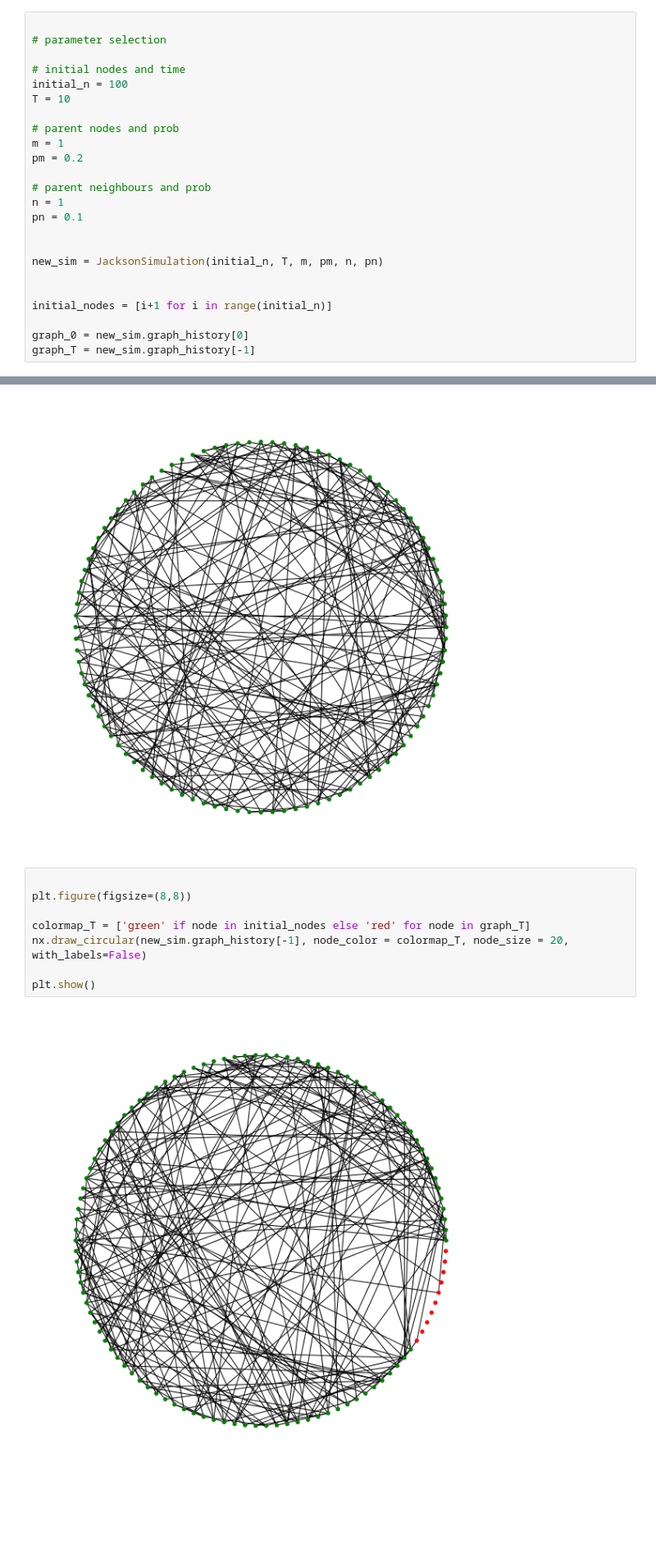
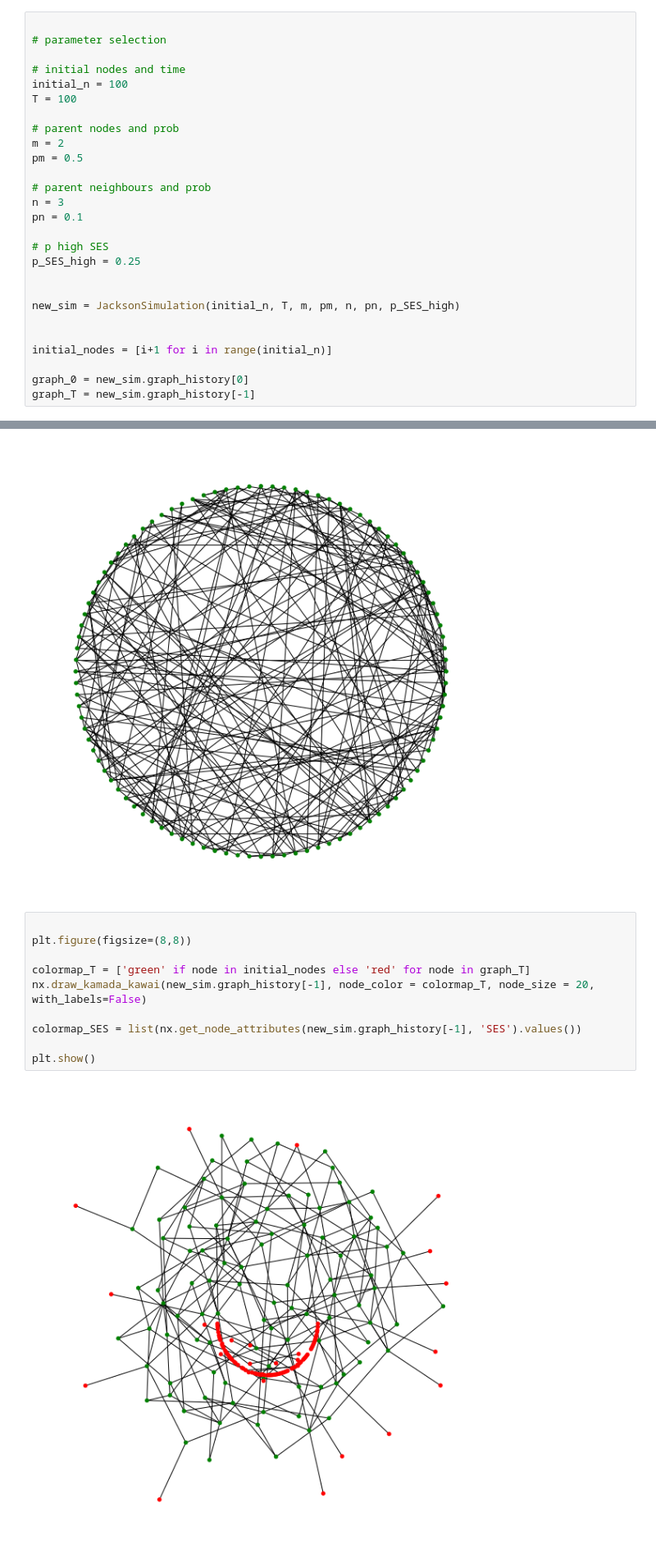
Before and after one commit to RassssD/Diss-model, a Jupyter notebook: Diss_model.ipynb, the cells around one changed output, grey strips where cells are left out. Shown at 82% size. Drawn from its saved outputs; the diff is of its cells as text; blank space fills up the shorter version.

```diff
--- a/Diss_model.ipynb
+++ b/Diss_model.ipynb
@@ -26,18 +26,21 @@ Nicer version
 
 # initial nodes and time
 initial_n = 100
-T = 10
+T = 100
 
 # parent nodes and prob
-m = 1
-pm = 0.2
+m = 2
+pm = 0.5
 
 # parent neighbours and prob
-n = 1
+n = 3
 pn = 0.1
 
+# p high SES
+p_SES_high = 0.25
 
-new_sim = JacksonSimulation(initial_n, T, m, pm, n, pn)
+
+new_sim = JacksonSimulation(initial_n, T, m, pm, n, pn, p_SES_high)
 
 
 initial_nodes = [i+1 for i in range(initial_n)]
@@ -57,10 +60,12 @@ plt.show()
 # %%
 
 plt.figure(figsize=(8,8))
 
 colormap_T = ['green' if node in initial_nodes else 'red' for node in graph_T]
-nx.draw_circular(new_sim.graph_history[-1], node_color = colormap_T, node_size = 20, with_labels=False)
+nx.draw_kamada_kawai(new_sim.graph_history[-1], node_color = colormap_T, node_size = 20, with_labels=False)
+
+colormap_SES = list(nx.get_node_attributes(new_sim.graph_history[-1], 'SES').values())
 
 plt.show()
 # %% [output]
-[figure, old version]
+[figure, new version]
```
Also changed, not shown: parts of 13 cells of this notebook, 1 other file.
